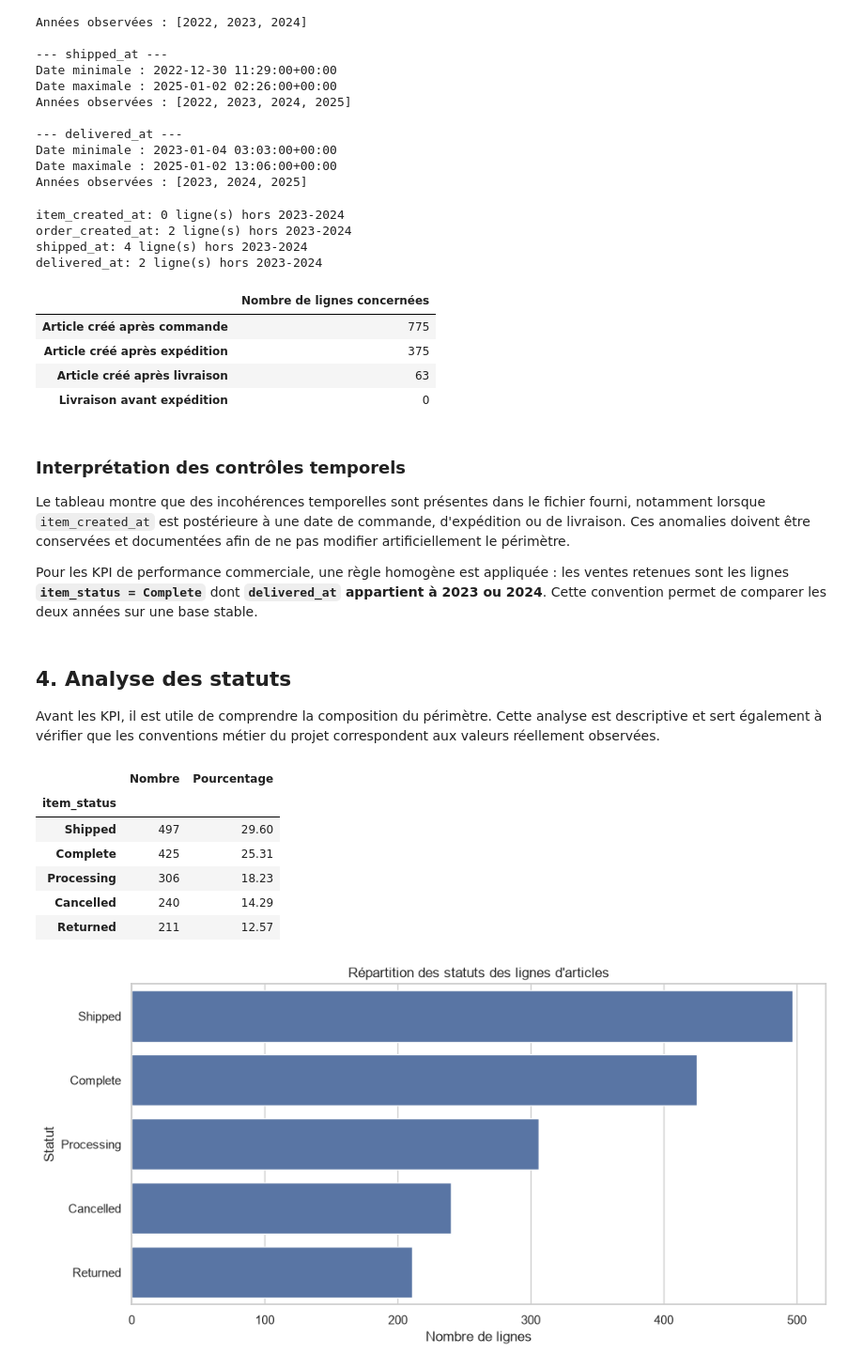
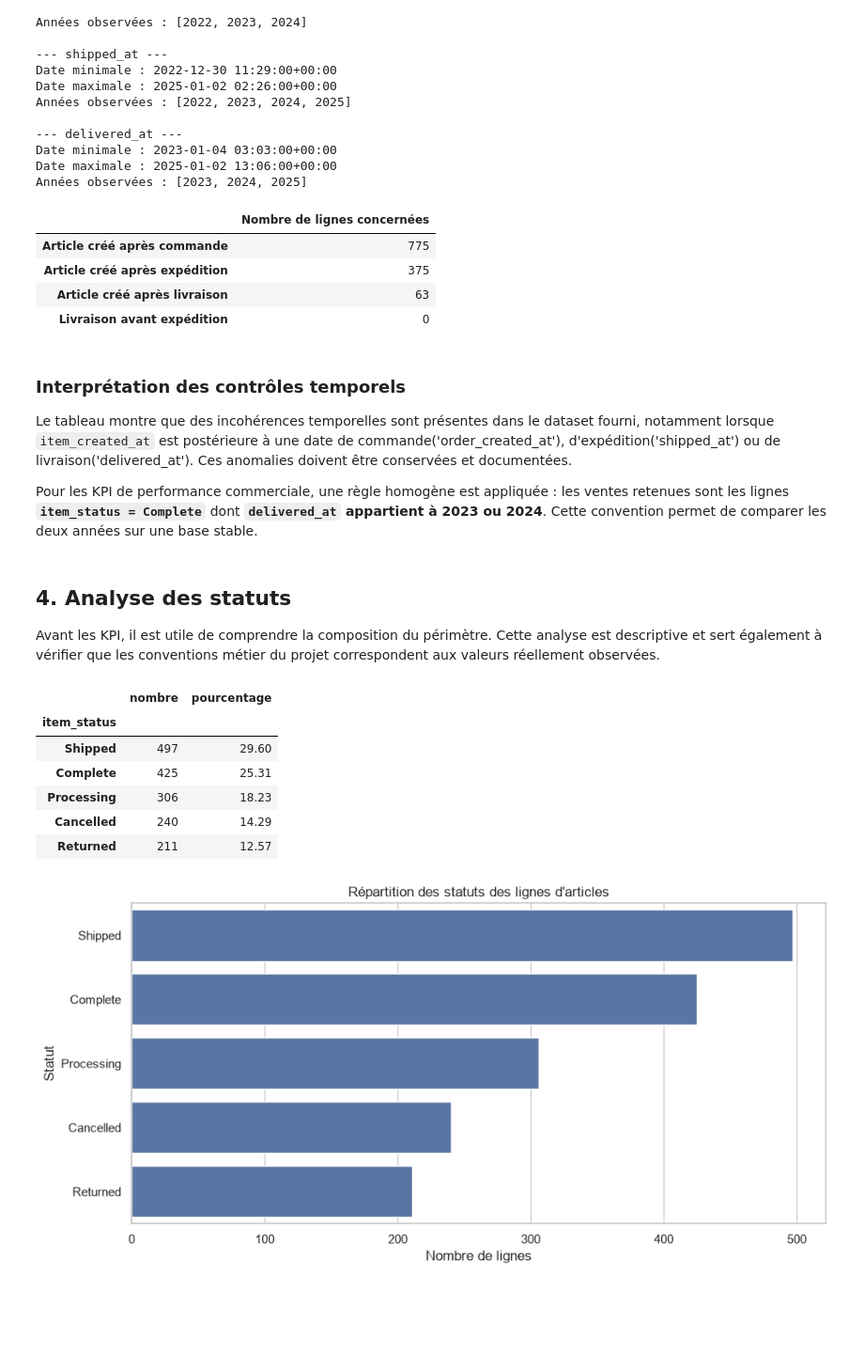
Before and after one commit to glimaleba/projet_thelook, a Jupyter notebook: notebooks/01_EDA_python.ipynb, the cells around one changed output. Shown at 94% size. Saved outputs shown, nothing was run; the diff lists cells and outputs as text; code cells hidden in the pictures; blank space fills up the shorter version.

```diff
--- a/notebooks/01_EDA_python.ipynb
+++ b/notebooks/01_EDA_python.ipynb
@@ -69,19 +66,7 @@ Environnement analytique initialisé.
 # %%
-# Chargement du CSV.
-# Le CSV se trouve dans ../data/thelook_fr_women_2023_2024.csv.
+# Chargement du CSV;Le CSV se trouve dans ../data/thelook_fr_women_2023_2024.csv.
+df = pd.read_csv("../data/thelook_fr_women_2023_2024.csv")
 
-DATA_PATH = Path("../data/thelook_fr_women_2023_2024.csv")
-
-#Message à afficher si le data set est absent
-if not DATA_PATH.exists():
-    raise FileNotFoundError(
-        f"Fichier introuvable : {DATA_PATH.resolve()}\n"
-        "Placez le CSV dans le dossier data/ du projet."
-    )
-
-df = pd.read_csv(DATA_PATH)
-
-print(f"Fichier chargé : {DATA_PATH}")
 print(f"Nombre de lignes : {df.shape[0]:,}")
 print(f"Nombre de colonnes : {df.shape[1]:,}")
 display(df.head())
@@ -243,11 +222,0 @@ Conclusion : aucun doublon exact détecté.
-# %%
-date_columns = [
-    c for c in ["item_created_at", "order_created_at", "shipped_at", "delivered_at"]
-    if c in df.columns
-]
-
-for col in date_columns:
-    df[col] = pd.to_datetime(df[col], errors="coerce", utc=True)
-
-print("Types après conversion :")
-display(df[date_columns].dtypes.to_frame("dtype"))
@@ -260,0 +233,6 @@ Types après conversion :
+# %%
+# Le résultat montre que ces colonnes sont actuellement de type object (chaîne de caractères). Pour effectuer des analyses temporelles, il est nécessaire de les convertir en type datetime. Nous allons donc procéder à cette conversion.
+colonnes_date = ["item_created_at","order_created_at","shipped_at","delivered_at"]
+for i in colonnes_date:
+  df[i]=pd.to_datetime(df[i])
+  print(f"Le nouveau type de la colonne {i} est {df[i].dtype}")
@@ -284,15 +267,5 @@ Années observées : [2022, 2023, 2024, 2025]
 Date minimale : 2023-01-04 03:03:00+00:00
 Date maximale : 2025-01-02 13:06:00+00:00
 Années observées : [2023, 2024, 2025]
-# %%
-# Dates hors années 2023-2024 : elles sont signalées mais non supprimées automatiquement.
-for col in date_columns:
-    mask_outside = df[col].notna() & ~df[col].dt.year.isin([2023, 2024])
-    print(f"{col}: {mask_outside.sum():,} ligne(s) hors 2023-2024")
-# %% [output]
-item_created_at: 0 ligne(s) hors 2023-2024
-order_created_at: 2 ligne(s) hors 2023-2024
-shipped_at: 4 ligne(s) hors 2023-2024
-delivered_at: 2 ligne(s) hors 2023-2024
 # %%
 # Tests de cohérence entre les différentes dates.
@@ -328,9 +301,9 @@ display(pd.Series(checks, name="Nombre de lignes concernées").to_frame())
 | Article créé après livraison | 63 |
 | Livraison avant expédition | 0 |
 # %% [markdown]
-### Interprétation des contrôles temporels
+###  Interprétation des contrôles temporels
 
-Le tableau montre que des incohérences temporelles sont présentes dans le fichier fourni, notamment lorsque `item_created_at` est postérieure à une date de commande, d'expédition ou de livraison. Ces anomalies doivent être conservées et documentées afin de ne pas modifier artificiellement le périmètre.
+Le tableau montre que des incohérences temporelles sont présentes dans le dataset fourni, notamment lorsque `item_created_at` est postérieure à une date de commande('order_created_at'), d'expédition('shipped_at') ou de livraison('delivered_at'). Ces anomalies doivent être conservées et documentées.
 
 Pour les KPI de performance commerciale, une règle homogène est appliquée : les ventes retenues sont les lignes **`item_status = Complete`** dont **`delivered_at` appartient à 2023 ou 2024**. Cette convention permet de comparer les deux années sur une base stable.
 # %% [markdown]
@@ -338,16 +311,11 @@ Pour les KPI de performance commerciale, une règle homogène est appliquée : l
 
 Avant les KPI, il est utile de comprendre la composition du périmètre. Cette analyse est descriptive et sert également à vérifier que les conventions métier du projet correspondent aux valeurs réellement observées.
 # %%
-status_counts = df["item_status"].value_counts(dropna=False)
-status_pct = df["item_status"].value_counts(normalize=True, dropna=False).mul(100).round(2)
-
-status_table = pd.concat(
-    [status_counts.rename("Nombre"), status_pct.rename("Pourcentage")],
-    axis=1
-)
-display(status_table)
+statuts=df["item_status"].value_counts(dropna=False).rename("nombre").to_frame()
+statuts["pourcentage"]=round(df["item_status"].value_counts(normalize=True,dropna=False)*100,2)
+display(statuts)
 # %% [output]
-|  | Nombre | Pourcentage |
+|  | nombre | pourcentage |
 | item_status |  |  |
 | Shipped | 497 | 29.60 |
 | Complete | 425 | 25.31 |
```
Also changed, not shown: parts of 41 cells of this notebook, 1 other file.
